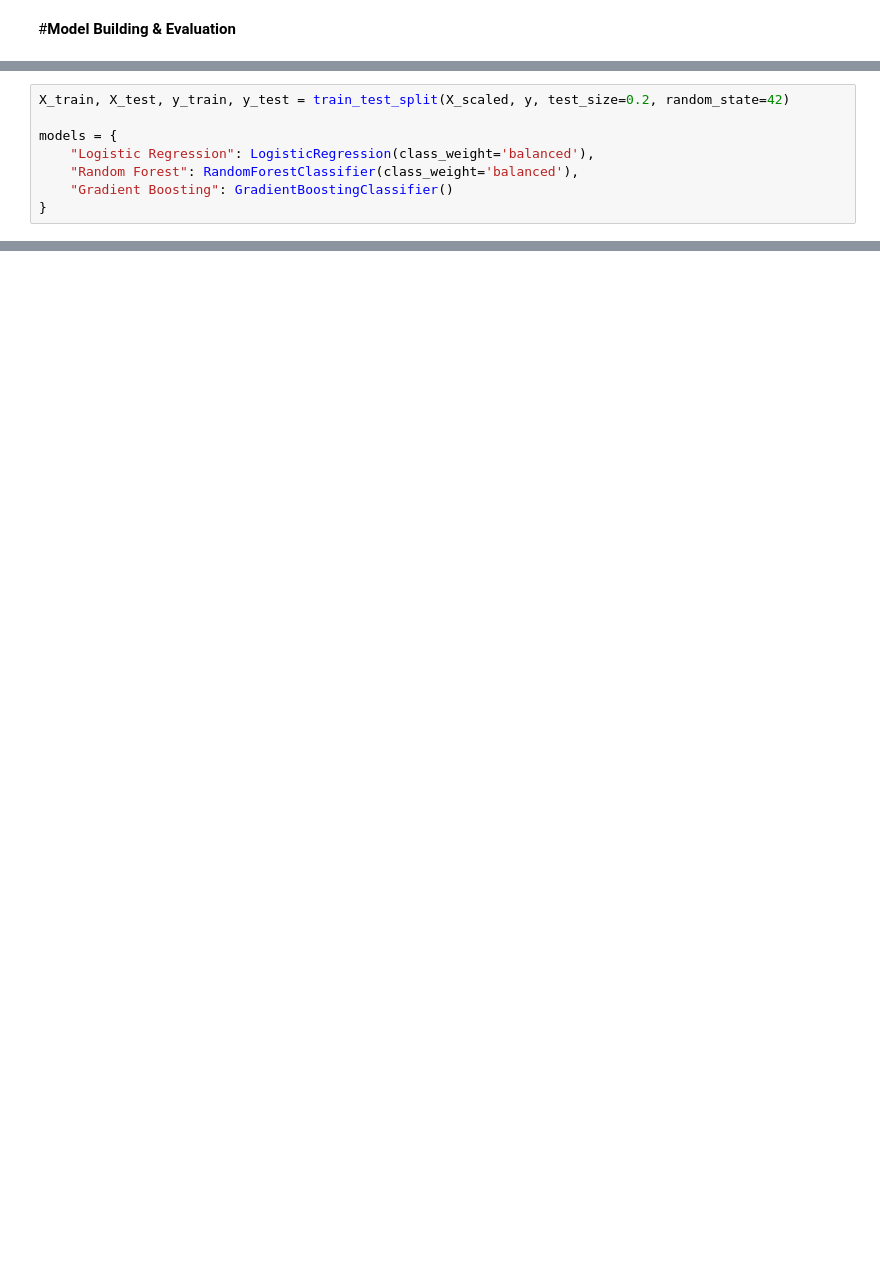
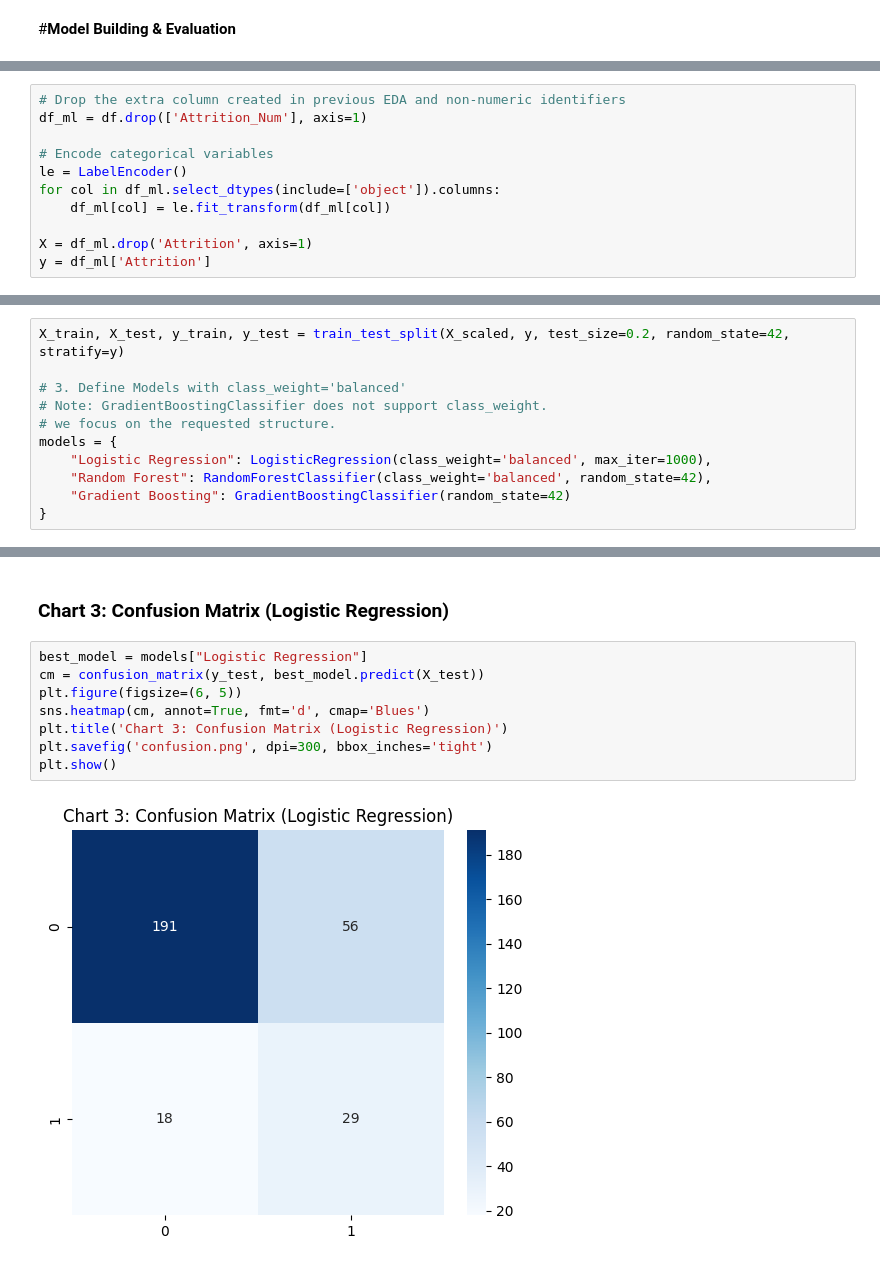
Before and after one commit to HarshLogic/Employee-Attrition-Prediction, a Jupyter notebook: analysis.ipynb, the cells around one changed output, grey strips where cells are left out. Cells and saved outputs as stored; diff of their text form; blank space fills up the shorter version.

```diff
--- a/analysis.ipynb
+++ b/analysis.ipynb
@@ -114,0 +224,11 @@ Name: Attrition_Num, dtype: float64
+# %%
+# Drop the extra column created in previous EDA and non-numeric identifiers
+df_ml = df.drop(['Attrition_Num'], axis=1)
+
+# Encode categorical variables
+le = LabelEncoder()
+for col in df_ml.select_dtypes(include=['object']).columns:
+    df_ml[col] = le.fit_transform(df_ml[col])
+
+X = df_ml.drop('Attrition', axis=1)
+y = df_ml['Attrition']
@@ -115,8 +237,11 @@ Name: Attrition_Num, dtype: float64
 # %%
-X_train, X_test, y_train, y_test = train_test_split(X_scaled, y, test_size=0.2, random_state=42)
+X_train, X_test, y_train, y_test = train_test_split(X_scaled, y, test_size=0.2, random_state=42, stratify=y)
 
+# 3. Define Models with class_weight='balanced'
+# Note: GradientBoostingClassifier does not support class_weight.
+# we focus on the requested structure.
 models = {
-    "Logistic Regression": LogisticRegression(class_weight='balanced'),
-    "Random Forest": RandomForestClassifier(class_weight='balanced'),
-    "Gradient Boosting": GradientBoostingClassifier()
+    "Logistic Regression": LogisticRegression(class_weight='balanced', max_iter=1000),
+    "Random Forest": RandomForestClassifier(class_weight='balanced', random_state=42),
+    "Gradient Boosting": GradientBoostingClassifier(random_state=42)
 }
@@ -138,0 +394,12 @@ print(pd.DataFrame(results))
+# %% [markdown]
+### Chart 3: Confusion Matrix (Logistic Regression)
+# %%
+best_model = models["Logistic Regression"]
+cm = confusion_matrix(y_test, best_model.predict(X_test))
+plt.figure(figsize=(6, 5))
+sns.heatmap(cm, annot=True, fmt='d', cmap='Blues')
+plt.title('Chart 3: Confusion Matrix (Logistic Regression)')
+plt.savefig('confusion.png', dpi=300, bbox_inches='tight')
+plt.show()
+# %% [output]
+[figure, added]
```
Also changed, not shown: parts of 50 cells of this notebook.
